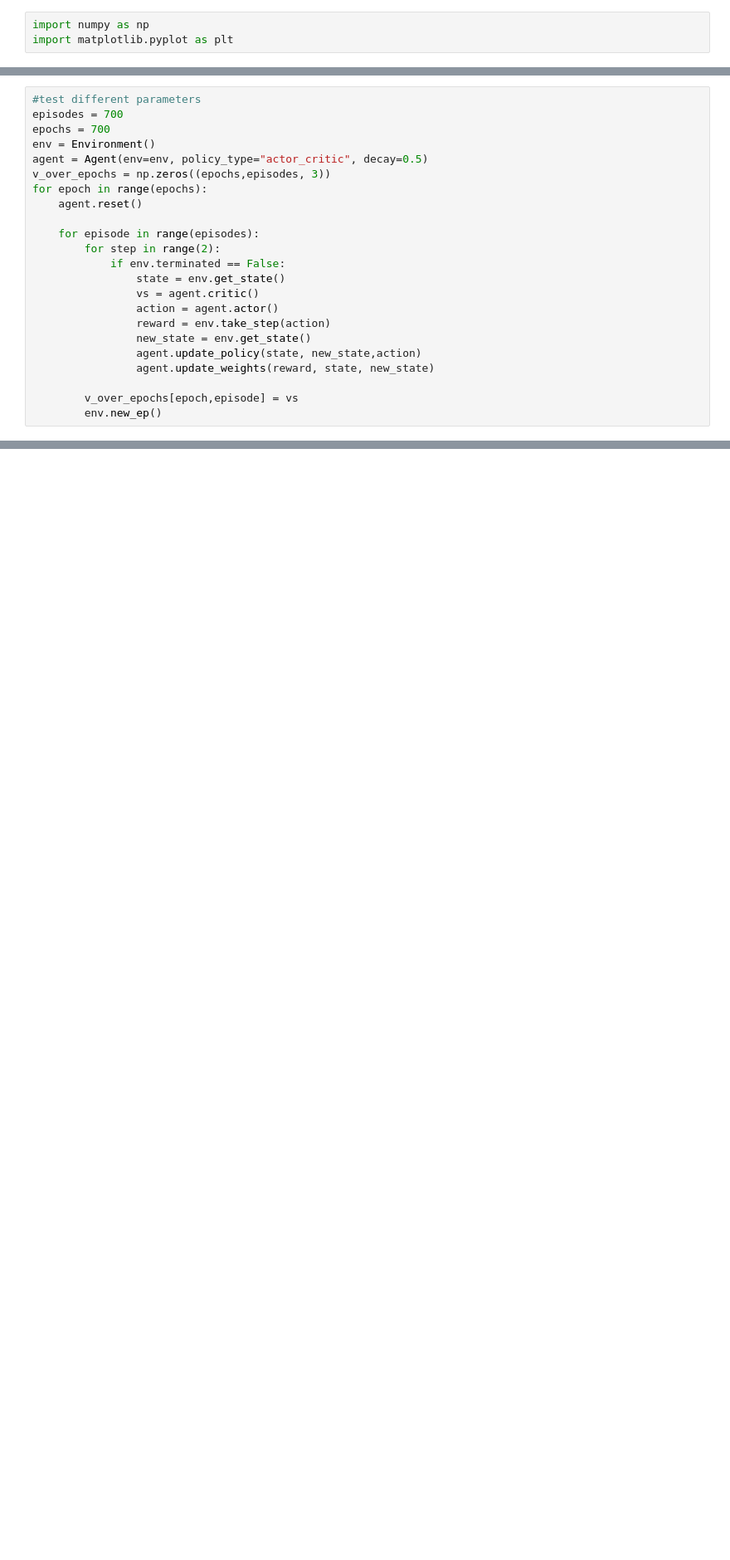
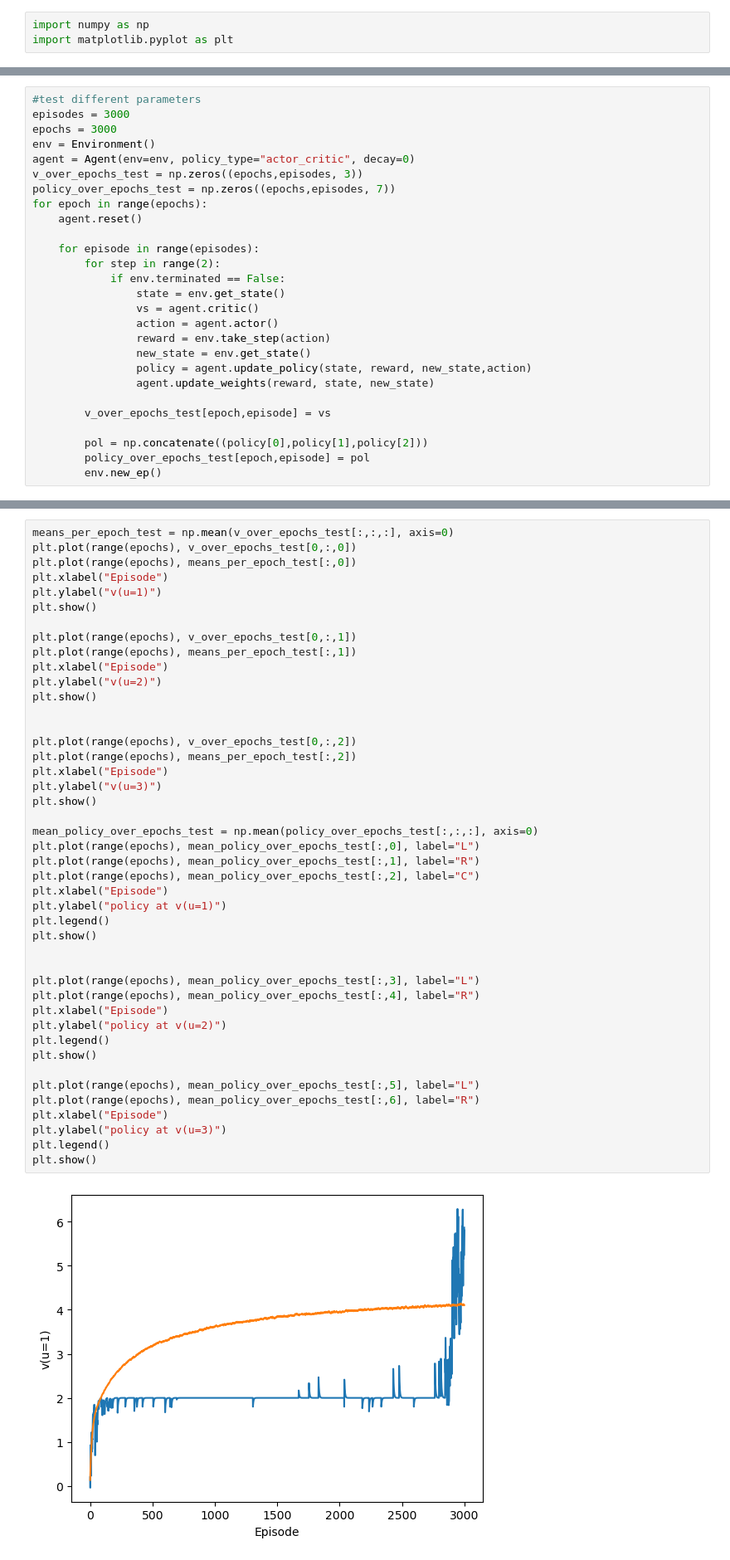
Before and after one commit to lolotta/Neural_Modeling, a Jupyter notebook: HW_2_RL_Lotta_piefke.ipynb, the cells around one changed output, grey strips where cells are left out. Shown: that part at 83% size. Drawn from its saved outputs; the diff is of its cells as text; blank space fills up the shorter version.

```diff
--- a/HW_2_RL_Lotta_piefke.ipynb
+++ b/HW_2_RL_Lotta_piefke.ipynb
@@ -194,10 +272,11 @@ plt.show()
 # %%
 #test different parameters
-episodes = 700
-epochs = 700
+episodes = 3000
+epochs = 3000
 env = Environment()
-agent = Agent(env=env, policy_type="actor_critic", decay=0.5)
-v_over_epochs = np.zeros((epochs,episodes, 3))
+agent = Agent(env=env, policy_type="actor_critic", decay=0)
+v_over_epochs_test = np.zeros((epochs,episodes, 3))
+policy_over_epochs_test = np.zeros((epochs,episodes, 7))
 for epoch in range(epochs):
     agent.reset()
 
@@ -209,8 +288,11 @@ for epoch in range(epochs):
                 action = agent.actor()
                 reward = env.take_step(action)
                 new_state = env.get_state()
-                agent.update_policy(state, new_state,action)
+                policy = agent.update_policy(state, reward, new_state,action)
                 agent.update_weights(reward, state, new_state)
 
-        v_over_epochs[epoch,episode] = vs
+        v_over_epochs_test[epoch,episode] = vs
+
+        pol = np.concatenate((policy[0],policy[1],policy[2]))
+        policy_over_epochs_test[epoch,episode] = pol
         env.new_ep()
@@ -236,0 +299,46 @@ plt.show()
+# %%
+means_per_epoch_test = np.mean(v_over_epochs_test[:,:,:], axis=0)
+plt.plot(range(epochs), v_over_epochs_test[0,:,0])
+plt.plot(range(epochs), means_per_epoch_test[:,0])
+plt.xlabel("Episode")
+plt.ylabel("v(u=1)")
+plt.show()
+
+plt.plot(range(epochs), v_over_epochs_test[0,:,1])
+plt.plot(range(epochs), means_per_epoch_test[:,1])
+plt.xlabel("Episode")
+plt.ylabel("v(u=2)")
+plt.show()
+
+
+plt.plot(range(epochs), v_over_epochs_test[0,:,2])
+plt.plot(range(epochs), means_per_epoch_test[:,2])
+plt.xlabel("Episode")
+plt.ylabel("v(u=3)")
+plt.show()
+
+mean_policy_over_epochs_test = np.mean(policy_over_epochs_test[:,:,:], axis=0)
+plt.plot(range(epochs), mean_policy_over_epochs_test[:,0], label="L")
+plt.plot(range(epochs), mean_policy_over_epochs_test[:,1], label="R")
+plt.plot(range(epochs), mean_policy_over_epochs_test[:,2], label="C")
+plt.xlabel("Episode")
+plt.ylabel("policy at v(u=1)")
+plt.legend()
+plt.show()
+
+
+plt.plot(range(epochs), mean_policy_over_epochs_test[:,3], label="L")
+plt.plot(range(epochs), mean_policy_over_epochs_test[:,4], label="R")
+plt.xlabel("Episode")
+plt.ylabel("policy at v(u=2)")
+plt.legend()
+plt.show()
+
+plt.plot(range(epochs), mean_policy_over_epochs_test[:,5], label="L")
+plt.plot(range(epochs), mean_policy_over_epochs_test[:,6], label="R")
+plt.xlabel("Episode")
+plt.ylabel("policy at v(u=3)")
+plt.legend()
+plt.show()
+# %% [output]
+[figure, added]
```
Also changed, not shown: parts of 12 cells of this notebook.
